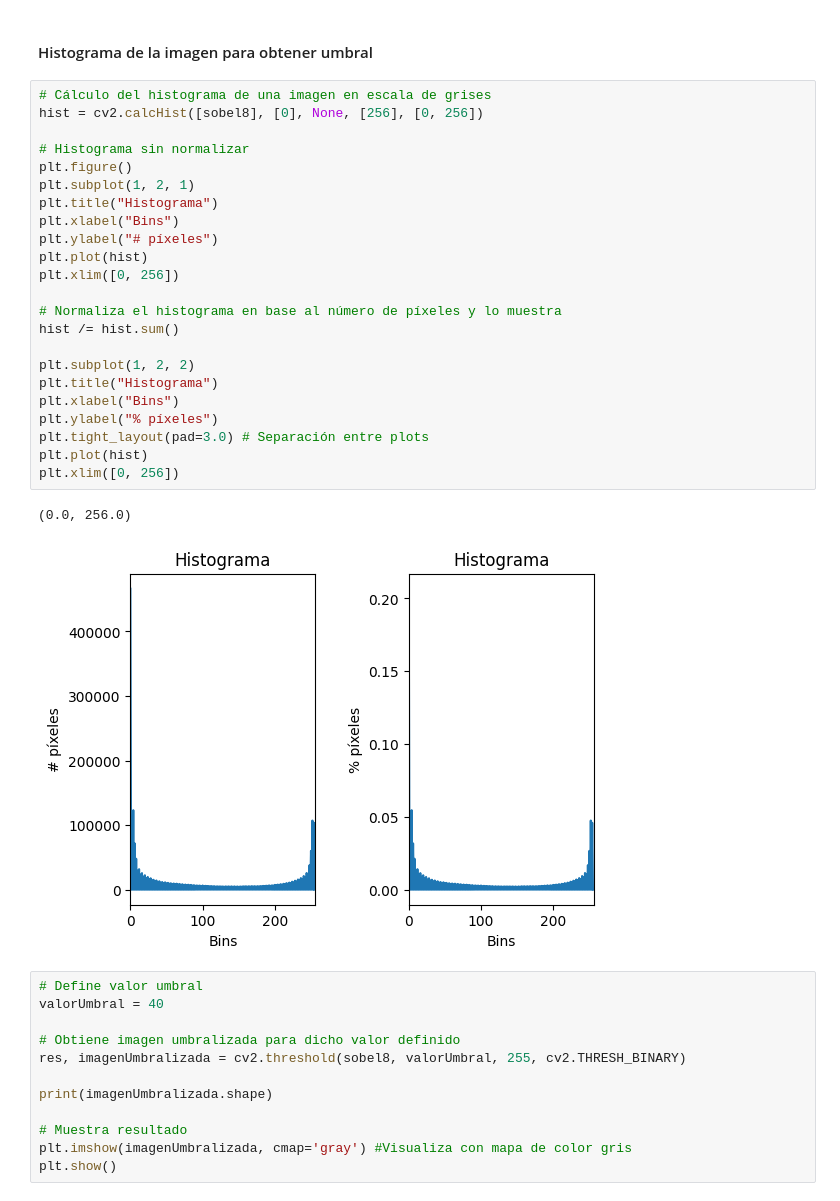
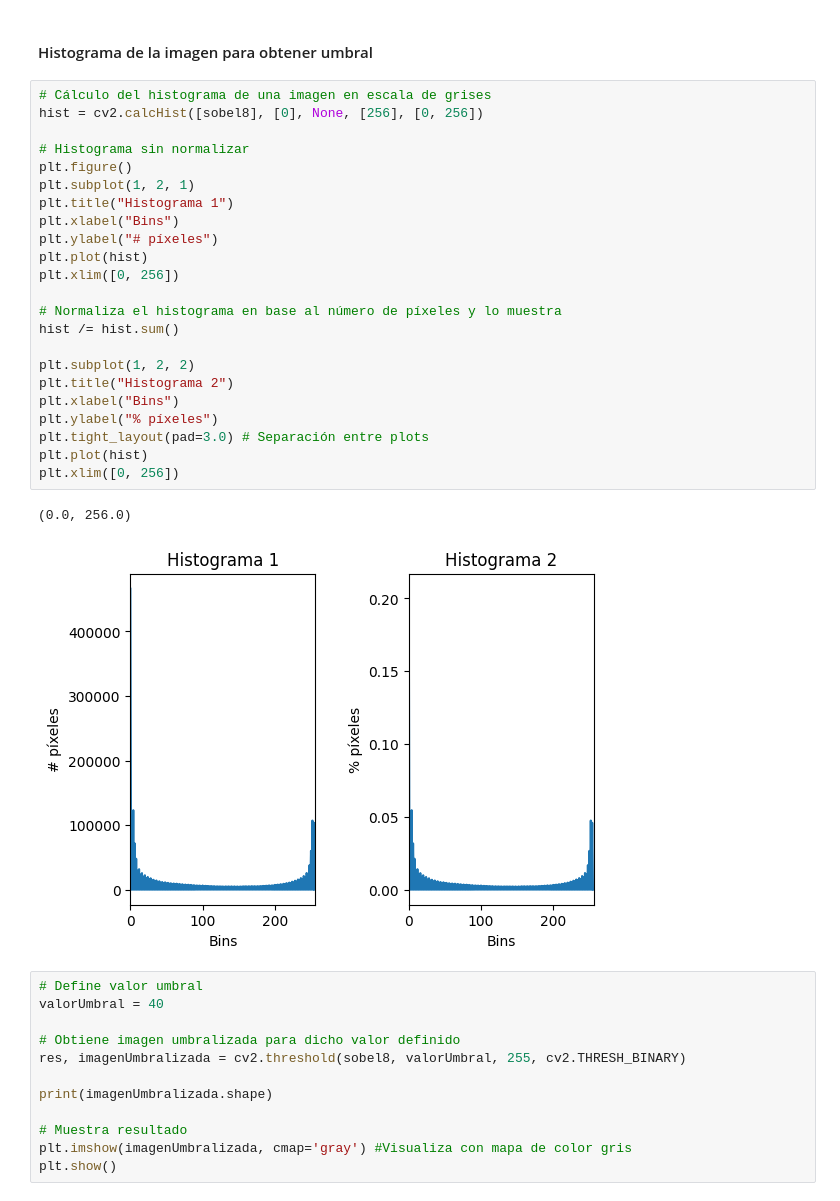
Before and after one commit to danibetzamora/VC, a Jupyter notebook: Práctica 2/Tarea 3.ipynb, the cells around one changed output. Drawn from its saved outputs; the diff is of its cells as text.

```diff
--- a/Práctica 2/Tarea 3.ipynb
+++ b/Práctica 2/Tarea 3.ipynb
@@ -41,29 +41,29 @@ plt.show()
 # %%
 # Cálculo del histograma de una imagen en escala de grises
 hist = cv2.calcHist([sobel8], [0], None, [256], [0, 256])
 
 # Histograma sin normalizar
 plt.figure()
 plt.subplot(1, 2, 1)
-plt.title("Histograma")
+plt.title("Histograma 1")
 plt.xlabel("Bins")
 plt.ylabel("# píxeles")
 plt.plot(hist)
 plt.xlim([0, 256])
 
 # Normaliza el histograma en base al número de píxeles y lo muestra
 hist /= hist.sum()
 
 plt.subplot(1, 2, 2)
-plt.title("Histograma")
+plt.title("Histograma 2")
 plt.xlabel("Bins")
 plt.ylabel("% píxeles")
 plt.tight_layout(pad=3.0) # Separación entre plots
 plt.plot(hist)
 plt.xlim([0, 256])
 # %% [output]
 (0.0, 256.0)
-[figure, old version]
+[figure, new version]
 # %%
 # Define valor umbral
 valorUmbral = 40
```
Also changed, not shown: parts of 6 cells of this notebook.
